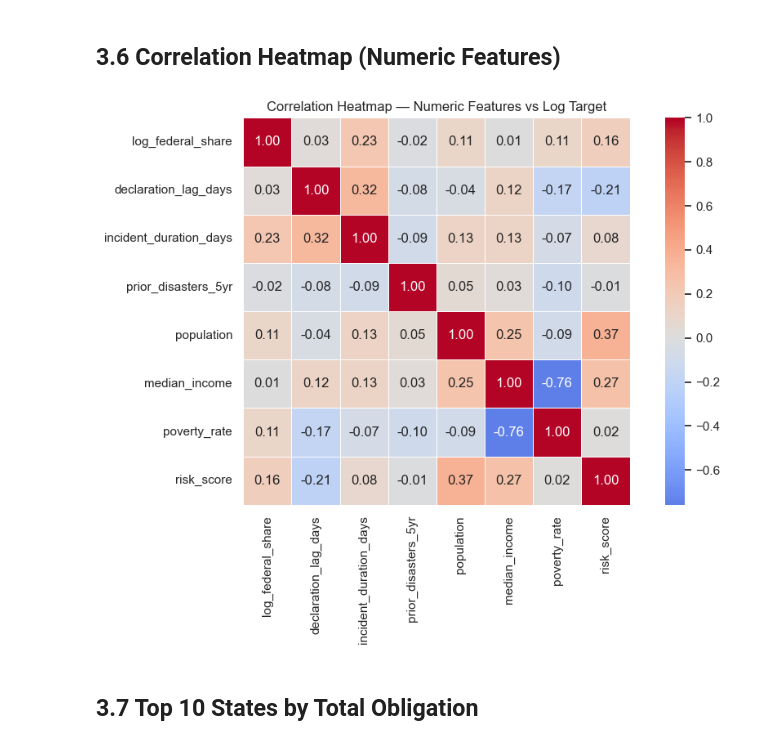
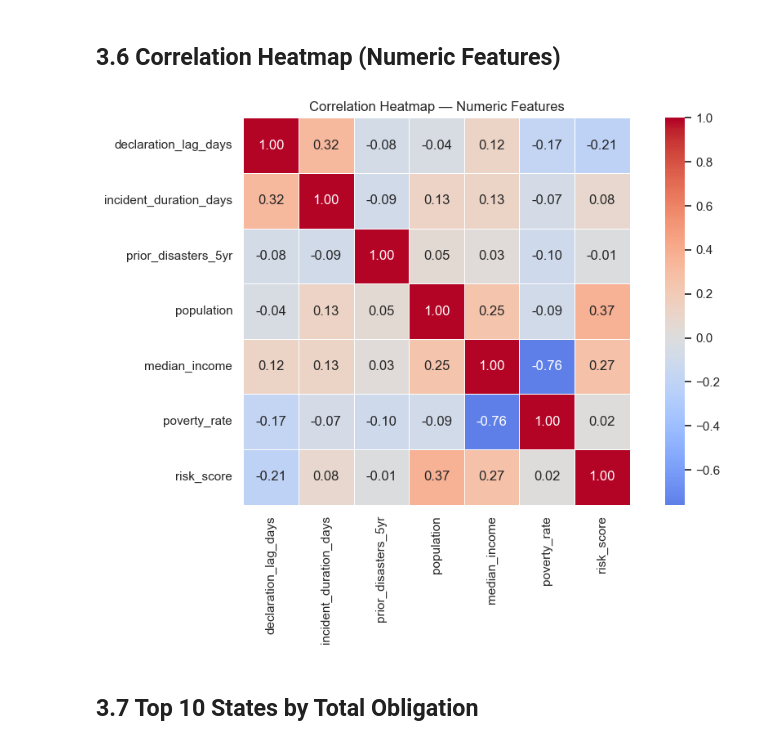
Before and after one commit to selfede/ai_final_proj, a Jupyter notebook: notebooks/03_eda.ipynb, the cells around one changed output. Saved outputs shown, nothing was run; the diff lists cells and outputs as text; code cells hidden in the pictures.

```diff
--- a/notebooks/03_eda.ipynb
+++ b/notebooks/03_eda.ipynb
@@ -124,18 +128,18 @@ Passing `palette` without assigning `hue` is deprecated and will be removed in v
 # %% [markdown]
 ## 3.6 Correlation Heatmap (Numeric Features)
 # %%
-num_cols = ['log_federal_share', 'declaration_lag_days', 'incident_duration_days',
+num_cols = ['declaration_lag_days', 'incident_duration_days',
             'prior_disasters_5yr', 'population', 'median_income', 'poverty_rate', 'risk_score']
 num_cols = [c for c in num_cols if c in proj.columns]
 
 plt.figure(figsize=(10, 7))
 sns.heatmap(proj[num_cols].corr(), annot=True, fmt='.2f', cmap='coolwarm',
             center=0, square=True, linewidths=0.5)
-plt.title('Correlation Heatmap — Numeric Features vs Log Target')
+plt.title('Correlation Heatmap — Numeric Features')
 plt.tight_layout()
 plt.show()
 # %% [output]
-[figure, old version]
+[figure, new version]
 # %% [markdown]
 ## 3.7 Top 10 States by Total Obligation
 # %%
```
Also changed, not shown: parts of 4 cells of this notebook, 3 other files.
